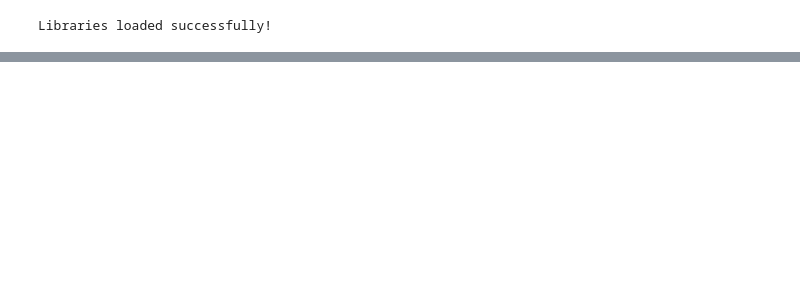
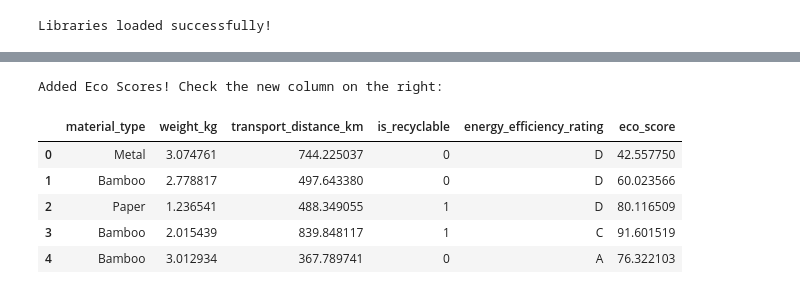
Before and after one commit to yadav-krish/Eco_Score_Predictor, a Jupyter notebook: model_training.ipynb, the cells around one changed output, grey strips where cells are left out. Saved outputs shown, nothing was run; the diff lists cells and outputs as text; code cells hidden in the pictures; blank space fills up the shorter version.

```diff
--- a/model_training.ipynb
+++ b/model_training.ipynb
@@ -34,0 +70,35 @@ display(df.head())
+# %%
+def calculate_fake_score(row):
+    # Start with a perfect score of 100
+    score = 100
+
+    # Penalize based on material
+    if row['material_type'] == 'Plastic': score -= 30
+    elif row['material_type'] == 'Glass': score -= 10
+    elif row['material_type'] == 'Metal': score -= 15
+
+    # Penalize if NOT recyclable (0)
+    if row['is_recyclable'] == 0: score -= 20
+
+    # Penalize based on Energy Rating
+    if row['energy_efficiency_rating'] == 'D': score -= 15
+
+    # Penalize for distance: Lose 1 point for every 100km traveled
+    score -= (row['transport_distance_km'] / 100)
+
+    # Ensure score stays between 0 and 100
+    return max(0,score)
+
+# Apply this function to every row in our table
+df['eco_score'] = df.apply(calculate_fake_score, axis=1)
+
+print("Added Eco Scores! Check the new column on the right:")
+display(df.head())
+# %% [output]
+Added Eco Scores! Check the new column on the right:
+|  | material_type | weight_kg | transport_distance_km | is_recyclable | energy_efficiency_rating | eco_score |
+| 0 | Metal | 3.074761 | 744.225037 | 0 | D | 42.557750 |
+| 1 | Bamboo | 2.778817 | 497.643380 | 0 | D | 60.023566 |
+| 2 | Paper | 1.236541 | 488.349055 | 1 | D | 80.116509 |
+| 3 | Bamboo | 2.015439 | 839.848117 | 1 | C | 91.601519 |
+| 4 | Bamboo | 3.012934 | 367.789741 | 0 | A | 76.322103 |
```
Also changed, not shown: parts of 9 cells of this notebook, 2 other files.
